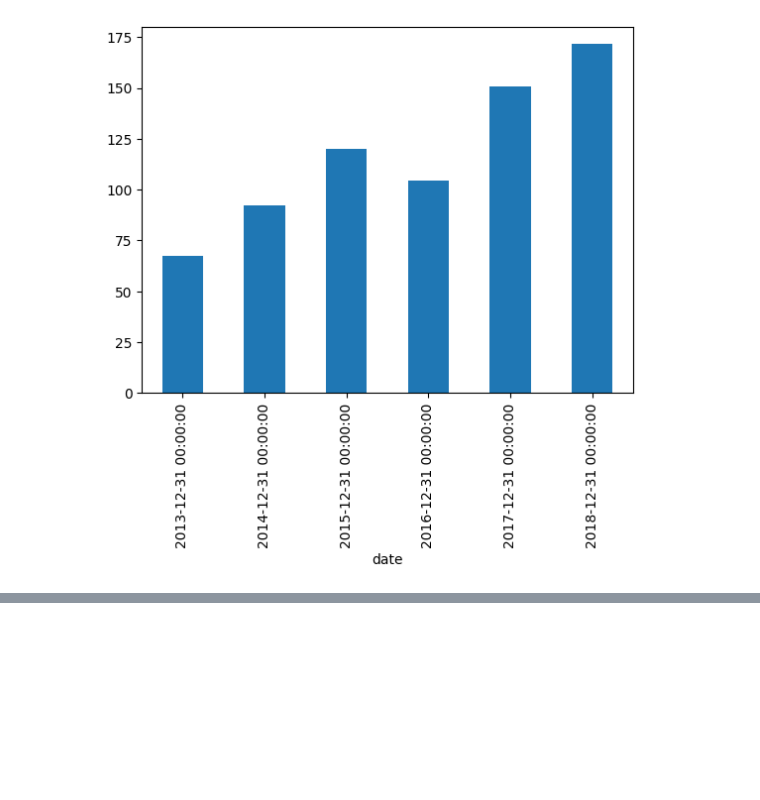
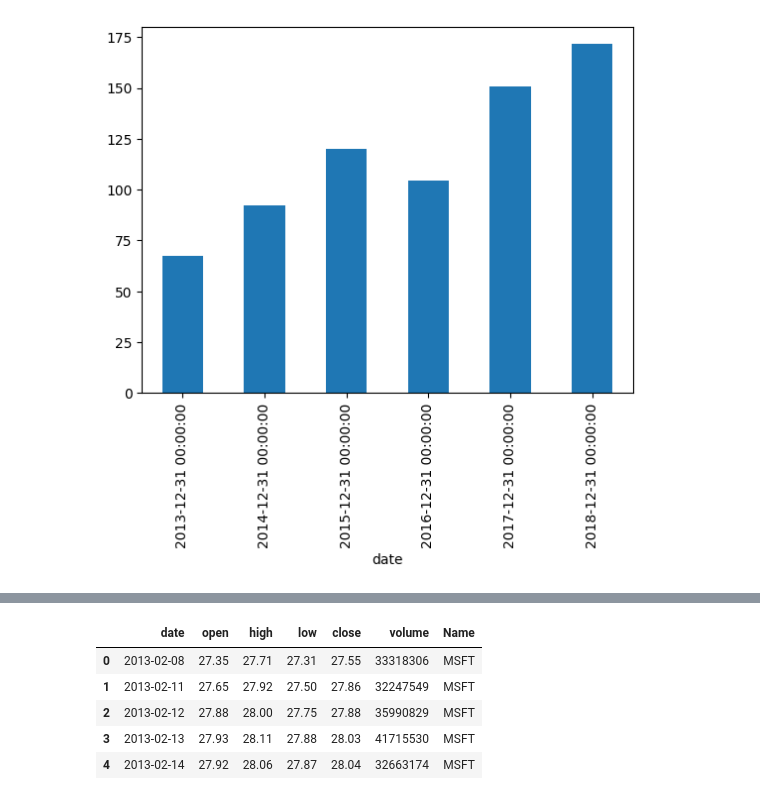
Before and after one commit to imakash1997/Data_Analyst_Unguided_Projects_Portfolio, a Jupyter notebook: Time Series Project ( Stock Market case-study )/Notebook/Stock_Price_EDA.ipynb, the cells around one changed output, grey strips where cells are left out. Cells and saved outputs as stored; diff of their text form; code cells hidden in the pictures; blank space fills up the shorter version.

```diff
--- a/Time Series Project ( Stock Market case-study )/Notebook/Stock_Price_EDA.ipynb
+++ b/Time Series Project ( Stock Market case-study )/Notebook/Stock_Price_EDA.ipynb
@@ -260,0 +298,9 @@ df2['close'].resample('Y').mean().plot(kind="bar")
+# %%
+microsoft.head()
+# %% [output]
+|  | date | open | high | low | close | volume | Name |
+| 0 | 2013-02-08 | 27.35 | 27.71 | 27.31 | 27.55 | 33318306 | MSFT |
+| 1 | 2013-02-11 | 27.65 | 27.92 | 27.50 | 27.86 | 32247549 | MSFT |
+| 2 | 2013-02-12 | 27.88 | 28.00 | 27.75 | 27.88 | 35990829 | MSFT |
+| 3 | 2013-02-13 | 27.93 | 28.11 | 27.88 | 28.03 | 41715530 | MSFT |
+| 4 | 2013-02-14 | 27.92 | 28.06 | 27.87 | 28.04 | 32663174 | MSFT |
```
Also changed, not shown: parts of 13 cells of this notebook.
